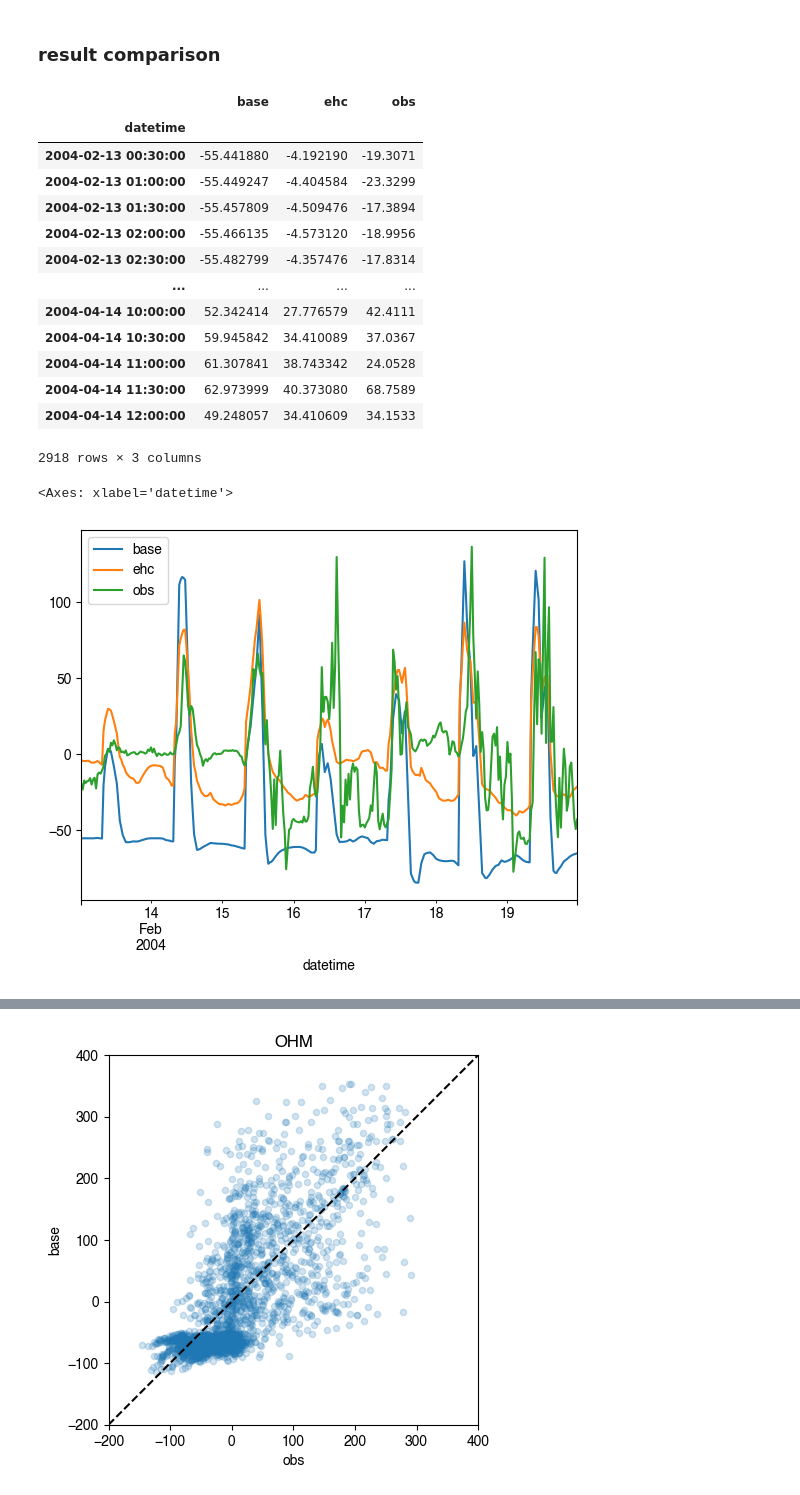
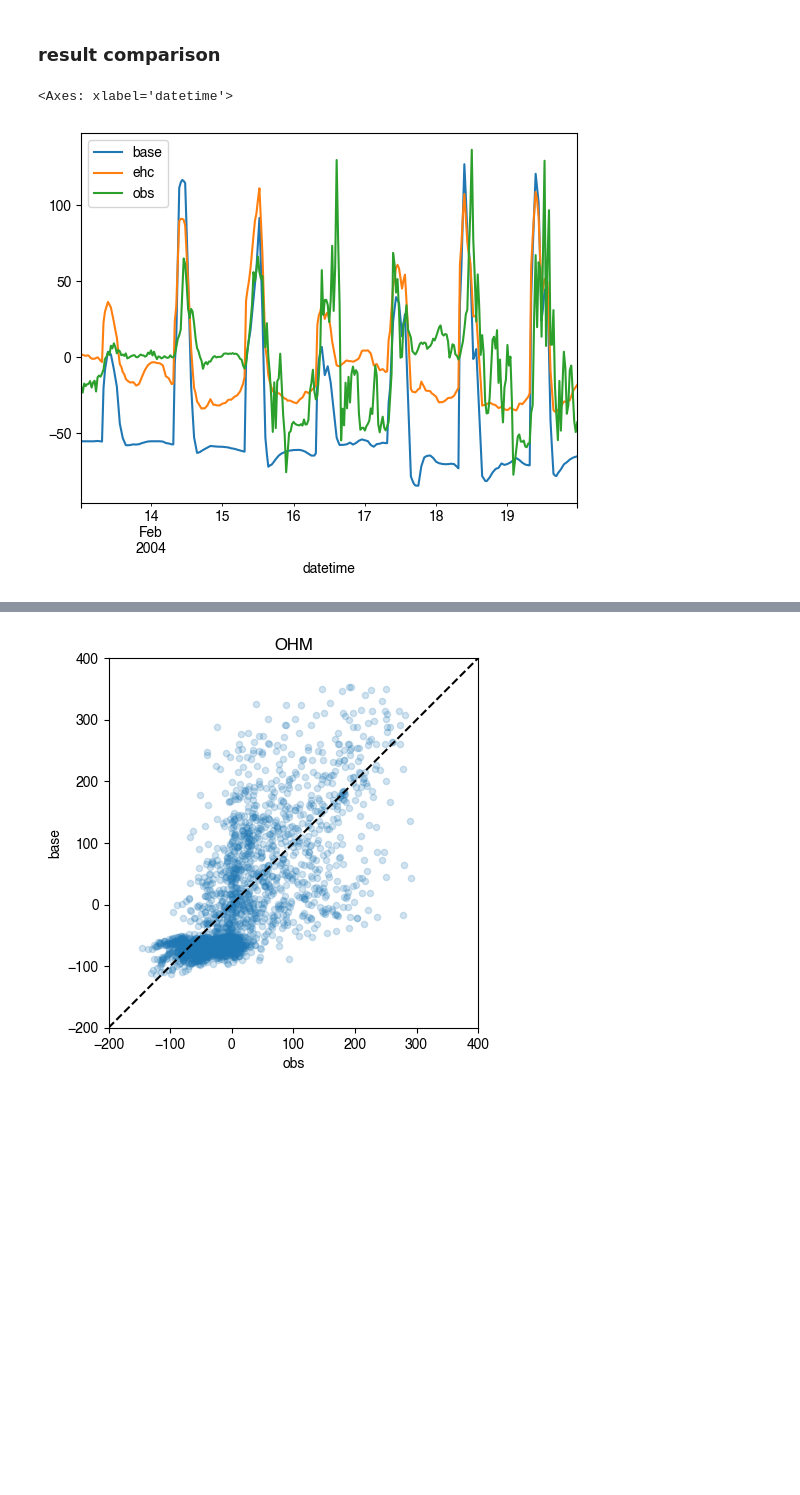
Before and after one commit to gusbacos/SUEWS_DB_Typology_test, a Jupyter notebook: code/test-saave.ipynb, the cells around one changed output, grey strips where cells are left out. Cells and saved outputs as stored; diff of their text form; code cells hidden in the pictures; blank space fills up the shorter version.

Commit message:
update settings for Säve case following L20

```diff
--- a/code/test-saave.ipynb
+++ b/code/test-saave.ipynb
@@ -65,9 +66,9 @@ df_output_base, df_state_final = sp.run_supy(df_forcing, df_state_base)
 df_state_ehc = df_state_base.copy()
 df_state_ehc.storageheatmethod = 5
 
-# modify the depth of the vertical layers
-ar_depth = np.repeat(np.array([[0.1, 0.1, 0.5, 2, 3]]), 7, axis=0).flatten()
-df_state_ehc.loc[:, "dz_surf"] = ar_depth
+# # modify the depth of the vertical layers
+# ar_depth = np.repeat(np.array([[0.1, 0.1, 0.5, 2, 3]]), 7, axis=0).flatten()
+# df_state_ehc.loc[:, "dz_surf"] = ar_depth
 
 # # modify the heat capacity of the vertical layers
 # ar_cp = np.repeat(np.array([[2.2, 2.2, 2.2, 2.2, 2.2]])*1e6, 7, axis=0).flatten()
@@ -77,5 +78,19 @@ df_state_ehc.loc[:, "dz_surf"] = ar_depth
 # ar_k = np.repeat(np.array([[1.1, 1.1, 1.1, 1.1, 1]]) * 1.5, 7, axis=0).flatten()
 # df_state_ehc.loc[:, "k_surf"] = ar_k
 
+# Setting correct ground layer parameters (807 from ESTM coefficients, used in Lindberg et al. 2020)
+
+# modify the depth of the vertical layers
+ar_depth = np.repeat(np.array([[0.1, 0.3, 0.5, 0.7, .01]]), 7, axis=0).flatten()
+df_state_ehc.loc[:, "dz_surf"] = ar_depth
+
+# modify the heat capacity of the vertical layers
+ar_cp = np.repeat(np.array([[1.86, 1.86, 1.2, 1.2, 1.2]]) * 1e6, 7, axis=0).flatten()
+df_state_ehc.loc[:, "cp_surf"] = ar_cp
+
+# modify the thermal conductivity of the vertical layers
+ar_k = np.repeat(np.array([[0.759, 0.759, 0.63, 0.63, 0.63]]), 7, axis=0).flatten()
+df_state_ehc.loc[:, "k_surf"] = ar_k
+
 df_output_ehc, df_state_final = sp.run_supy(df_forcing, df_state_ehc)
 # %% [output]
@@ -93,31 +108,18 @@ df_output_ehc, df_state_final = sp.run_supy(df_forcing, df_state_ehc)
 # %%
 df_comp = (
     pd.concat([df_output_base, df_output_ehc], axis=1, keys=["base", "ehc"])
     .swaplevel(axis=1, i=1, j=0)
     .swaplevel(axis=1, i=1, j=2)
     .sort_index(axis=1)
 )
+
 df_comp_qs = df_comp.loc[1, "SUEWS"].QS
 df_comp_qs = df_comp_qs.assign(obs=ser_qg).dropna()
-df_comp_qs
+
 df_comp_qs.loc['2004-2-13':'2004-2-19'].plot()
 # %% [output]
-|  | base | ehc | obs |
-| datetime |  |  |  |
-| 2004-02-13 00:30:00 | -55.441880 | -4.192190 | -19.3071 |
-| 2004-02-13 01:00:00 | -55.449247 | -4.404584 | -23.3299 |
-| 2004-02-13 01:30:00 | -55.457809 | -4.509476 | -17.3894 |
-| 2004-02-13 02:00:00 | -55.466135 | -4.573120 | -18.9956 |
-| 2004-02-13 02:30:00 | -55.482799 | -4.357476 | -17.8314 |
-| ... | ... | ... | ... |
-| 2004-04-14 10:00:00 | 52.342414 | 27.776579 | 42.4111 |
-| 2004-04-14 10:30:00 | 59.945842 | 34.410089 | 37.0367 |
-| 2004-04-14 11:00:00 | 61.307841 | 38.743342 | 24.0528 |
-| 2004-04-14 11:30:00 | 62.973999 | 40.373080 | 68.7589 |
-| 2004-04-14 12:00:00 | 49.248057 | 34.410609 | 34.1533 |
-2918 rows × 3 columns
+<Axes: xlabel='datetime'>
-<Axes: xlabel='datetime'>
-[figure, old version]
+[figure, new version]
 # %%
 ax = df_comp_qs.plot.scatter(x="obs", y="ehc", alpha=0.2, style="..", title="EHC")
 _ = ax.set_aspect("equal", "box")
```
Also changed, not shown: parts of 7 cells of this notebook.
